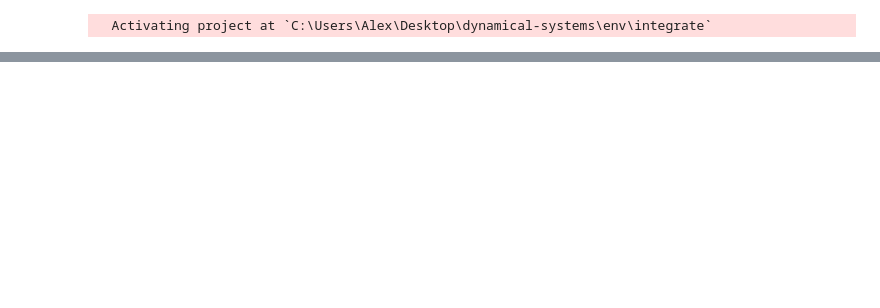
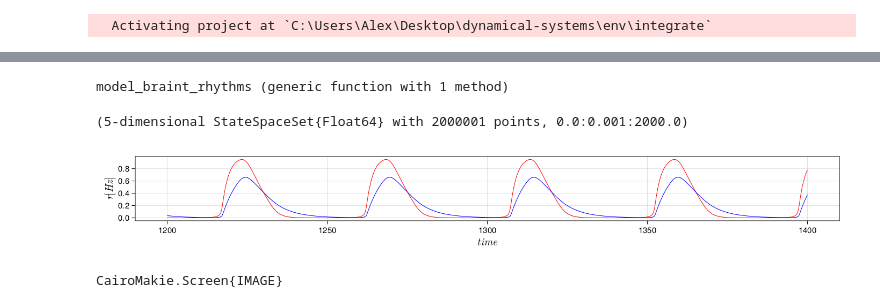
Before and after one commit to SergeyNovak777/dynamical-systems, a Jupyter notebook: brain rhythms/system.ipynb, the cells around one changed output, grey strips where cells are left out. Cells and saved outputs as stored; diff of their text form; code cells hidden in the pictures; blank space fills up the shorter version.

```diff
--- a/brain rhythms/system.ipynb
+++ b/brain rhythms/system.ipynb
@@ -25,0 +15,25 @@ function model_braint_rhythms(u, p, t)
+# %%
+function model_braint_rhythms(u, p, t)
+
+    sE, sI, rE, rI, Y = u
+    τsE, γE, s0E, τsI, γI, s0I, τrE, kE, IE, wEE, wIE, θE, τrI, kI, II, wEI, wII, θI, τY, βY, gammaY, ythr, sEthr, kY = p
+
+    g(Y) = 1 + gammaY / (1 + exp(-Y + ythr))
+    HevY(sE) = 1/(1 + exp(-(sE - sEthr)/kY))
+
+    dsEdt = (1/τsE) *(-sE + γE*rE*(1-sE)*g(Y) + s0E)
+    dsIdt = (1/τsI) *(-sI + γI*rI*(1-sI) + s0I)
+
+    drEdt = (1/ τrE) *(-rE + 1/(1 + exp(-kE*((IE + wEE*sE-wIE*sI) -  θE))))
+    drIdt = (1/τrI) *(-rI + 1/(1 + exp(-kI*((II + wEI*sE-wII*sI) - θI))))
+
+    dYdt = -Y / τY + βY * HevY(sE)
+
+    return SVector(dsEdt, dsIdt, drEdt, drIdt, dYdt)
+
+end
+# %% [output]
+model_braint_rhythms (generic function with 1 method)
+# %%
+time = 2000; tt = 0.0; tstep = 0.001; times = [time, tt]
+integ_set = (alg = RK4(), adaptive = false, dt = tstep);
@@ -25,0 +47,44 @@ function model_braint_rhythms(u, p, t)
+# %%
+τsE = 3.0; γE = 7.0; s0E = 0.0;
+τsI = 10.0; γI = 7.0; s0I = 0.0;
+
+τrE = 2.0; kE = 5.0; IE = 0.0; wEE = 5.0; wIE = 5.0; θE = 0.2;
+τrI = 6.0; kI = 5.0; II = 0.0; wEI = 5.0; wII = 5.0; θI = 0.4;
+
+τY = 0.001;  βY = 0.01;  γY = 0.01;
+ythr = 0.5; sEthr = 0.5; kY = 0.15
+
+p = [τsE, γE, s0E, τsI, γI, s0I, τrE, kE, IE, wEE, wIE, θE, τrI, kI, II, wEI, wII, θI, τY, βY, γY, ythr, sEthr, kY];
+
+u0 = [0.0, 0.0, 0.0, 0.0, 0.0]
+
+ds = CoupledODEs(model_braint_rhythms, u0, p, diffeq = integ_set)
+tr, trange = trajectory(ds, time, Δt = tstep)
+# %% [output]
+(5-dimensional StateSpaceSet{Float64} with 2000001 points, 0.0:0.001:2000.0)
+# %%
+tstart, tend = 1200000, 1400000
+tickssize = 15
+labelsize = 20
+
+CairoMakie.activate!()
+f= Figure(resolution = (1400, 200))
+axisrHz  = Axis(f[1, 1], xlabel = L"time", ylabel = L"r[Hz]", xlabelsize = labelsize, ylabelsize = labelsize,
+                xticklabelsize = tickssize, yticklabelsize = tickssize)
+
+#axissyn  = Axis(f[2, 1], xlabel = L"time", ylabel = L"S_{E,I}", xlabelsize = labelsize, ylabelsize = labelsize,
+                #xticklabelsize = tickssize, yticklabelsize = tickssize)
+
+
+#axisY  = Axis(f[3, 1], xlabel = L"time", ylabel = L"Y", xlabelsize = labelsize, ylabelsize = labelsize,
+                #xticklabelsize = tickssize, yticklabelsize = tickssize)
+
+lines!(axisrHz, trange[tstart:tend], tr[tstart:tend, 3], linewidth = 1.0, color = :red)
+lines!(axisrHz, trange[tstart:tend], tr[tstart:tend, 4], linewidth = 1.0, color = :blue)
+#lines!(axissyn, trange[tstart:tend], tr[tstart:tend, 1], linewidth = 1.0, color = :red)
+#lines!(axissyn, trange[tstart:tend], tr[tstart:tend, 2], linewidth = 1.0, color = :blue)
+#lines!(axisY, trange[tstart:tend], tr[tstart:tend, 5], linewidth = 1.0, color = :deeppink)
+display(f)
+# %% [output]
+[figure, added]
+CairoMakie.Screen{IMAGE}
```
Also changed, not shown: parts of 8 cells of this notebook.
